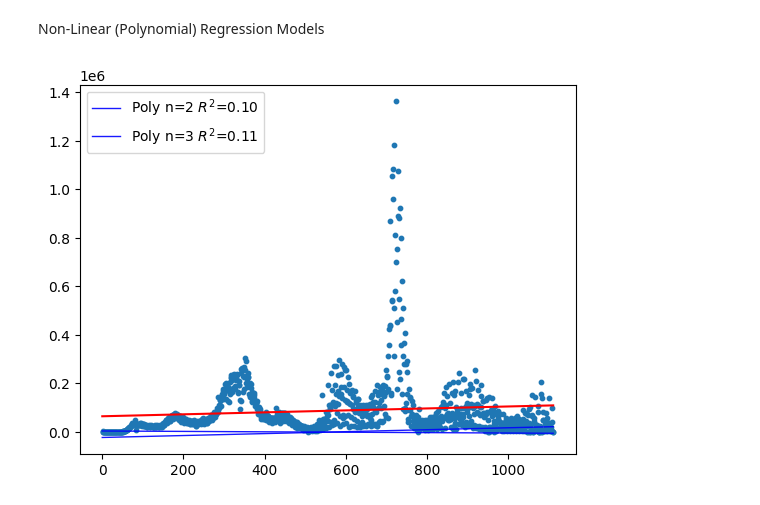
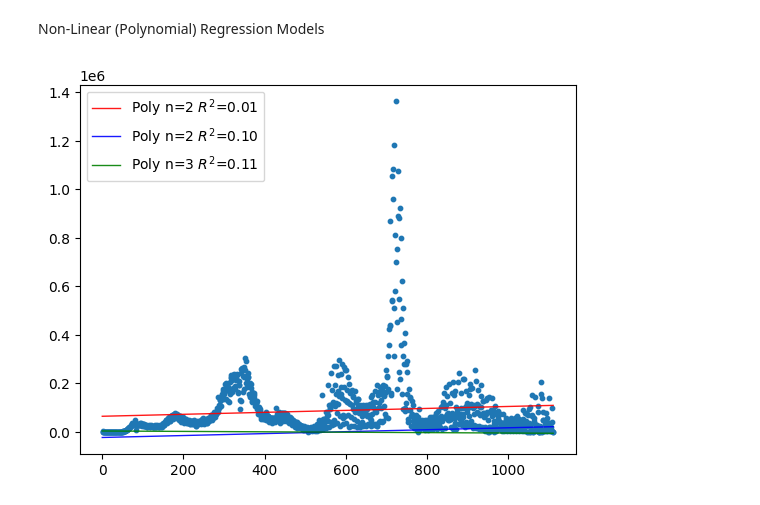
Before and after one commit to ssjung1/csc405-group-project, a Jupyter notebook: Project/src/team/Stage 4/Stage 4 Group.ipynb, the cells around one changed output. Cells and saved outputs as stored; diff of their text form; code cells hidden in the pictures.

```diff
--- a/Project/src/team/Stage 4/Stage 4 Group.ipynb
+++ b/Project/src/team/Stage 4/Stage 4 Group.ipynb
@@ -166,19 +166,19 @@ yCases
 US_new_cases_df = pd.DataFrame(yCases, columns=['Cases'])
 US_new_cases_df['Day'] = US_new_cases_df.index
 
-
+Cases_lm_poly_1 = smf.ols(formula='Cases ~ 1 + Day', data=US_new_cases_df).fit()
 Cases_lm_poly_2 = smf.ols(formula='Cases ~ 1 + Day + I(Day ** 2.0)', data=US_new_cases_df).fit()
 Cases_lm_poly_3 = smf.ols(formula='Cases ~ 1 + Day + I(Day ** 2.0) + I(Day ** 3.0)', data=US_new_cases_df).fit()
 # %%
 model = LinearRegression().fit(xCases, yCases)
 y_pred = model.predict(xCases)
 x_test = np.linspace(0, 1111, 1111)[:, None]
 
 plt.scatter(xCases.ravel(), yCases, s = 10)
+plt.plot(X_cases_new, Cases_lm_poly_1.predict(X_cases_new), c='red', linewidth=1, alpha=0.9, label='Poly n=2 $R^2$=%.2f' % Cases_lm_poly_1.rsquared)
 plt.plot(X_cases_new, Cases_lm_poly_2.predict(X_cases_new), c='blue', linewidth=1, alpha=0.9, label='Poly n=2 $R^2$=%.2f' % Cases_lm_poly_2.rsquared)
-plt.plot(X_cases_new, Cases_lm_poly_3.predict(X_cases_new), c='blue', linewidth=1, alpha=0.9, label='Poly n=3 $R^2$=%.2f' % Cases_lm_poly_3.rsquared)
-plt.plot(x_test.ravel(), y_pred, c ="red")
+plt.plot(X_cases_new, Cases_lm_poly_3.predict(X_cases_new), c='green', linewidth=1, alpha=0.9, label='Poly n=3 $R^2$=%.2f' % Cases_lm_poly_3.rsquared)
 plt.legend()
 plt.show()
 # %% [output]
-[figure, old version]
+[figure, new version]
```
